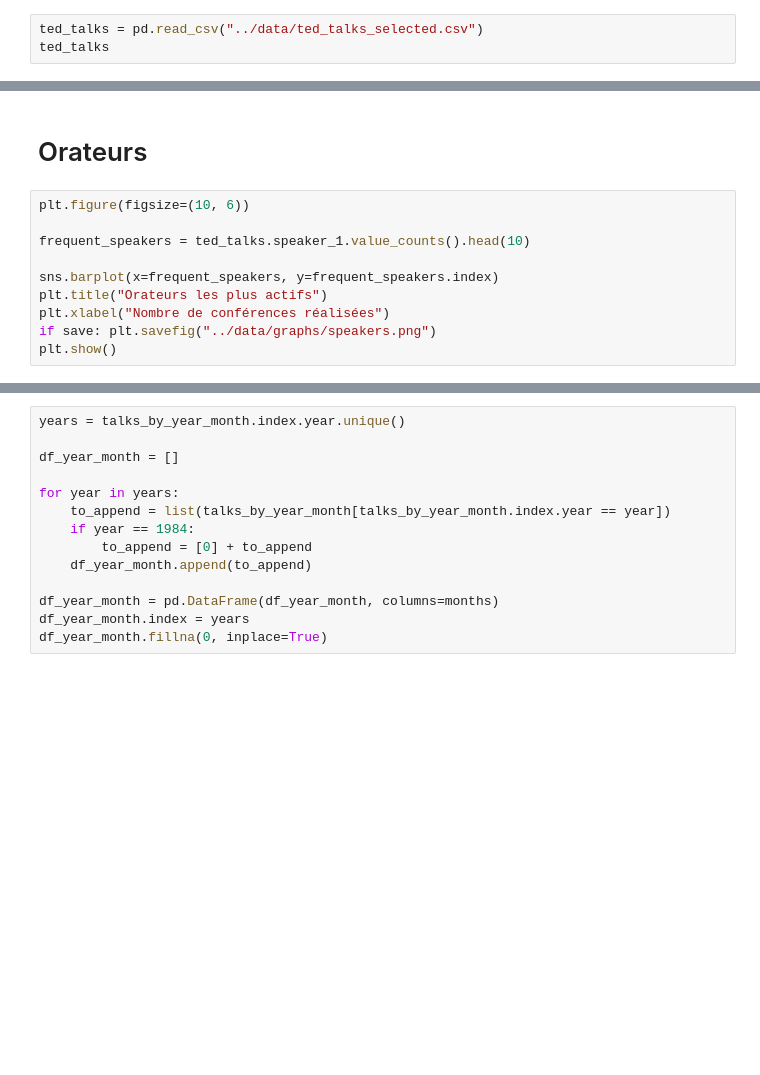
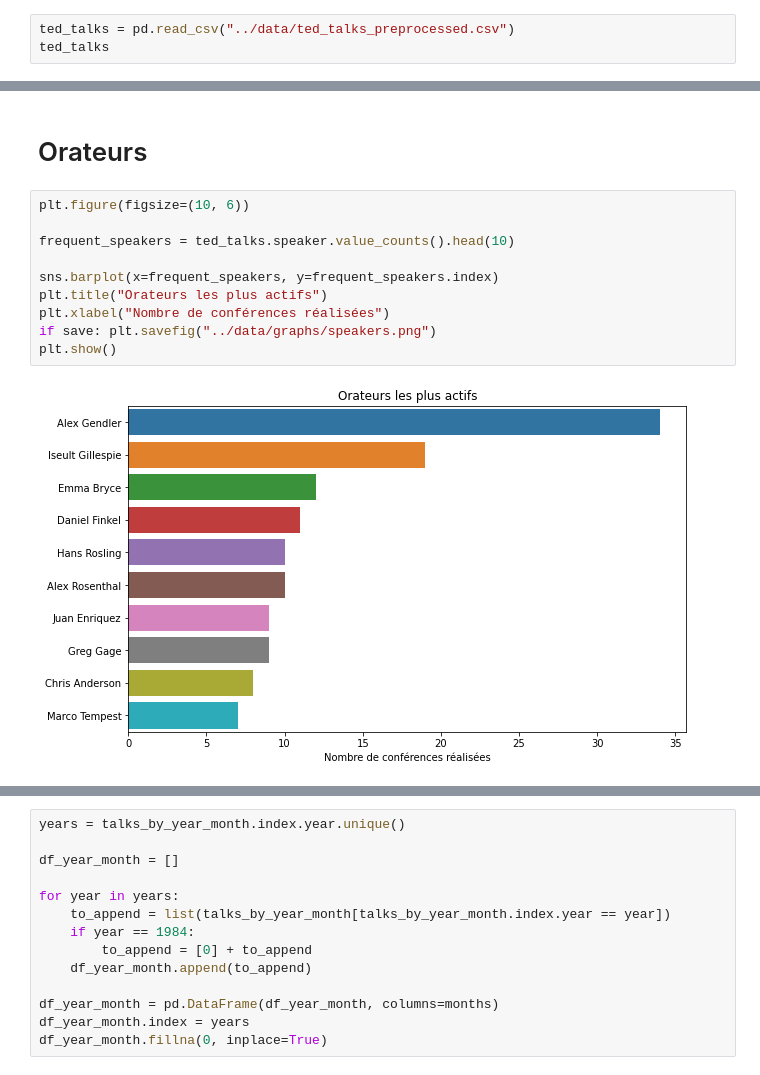
Before and after one commit to VictorTaillieu/TED-talks-analysis, a Jupyter notebook: notebooks/exploration.ipynb, the cells around one changed output, grey strips where cells are left out. Saved outputs shown, nothing was run; the diff lists cells and outputs as text; blank space fills up the shorter version.

Commit message:
preprocessed pour l'exploration
pour avoir les pays dans le dataframe

```diff
--- a/notebooks/exploration.ipynb
+++ b/notebooks/exploration.ipynb
@@ -17,5 +17,5 @@ save = False
 if save:
     sns.set(font_scale=1.8)
 # %%
-ted_talks = pd.read_csv("../data/ted_talks_selected.csv")
+ted_talks = pd.read_csv("../data/ted_talks_preprocessed.csv")
 ted_talks
@@ -112,13 +162,15 @@ plt.show()
 # %%
 plt.figure(figsize=(10, 6))
 
-frequent_speakers = ted_talks.speaker_1.value_counts().head(10)
+frequent_speakers = ted_talks.speaker.value_counts().head(10)
 
 sns.barplot(x=frequent_speakers, y=frequent_speakers.index)
 plt.title("Orateurs les plus actifs")
 plt.xlabel("Nombre de conférences réalisées")
 if save: plt.savefig("../data/graphs/speakers.png")
 plt.show()
+# %% [output]
+[figure, added]
 # %%
 most_common_occupations = ted_talks.occupations.apply(lambda x: literal_eval(x)[0] if pd.notna(x) else x).explode().value_counts()[1:].head(10)
 
```
Also changed, not shown: parts of 27 cells of this notebook.
